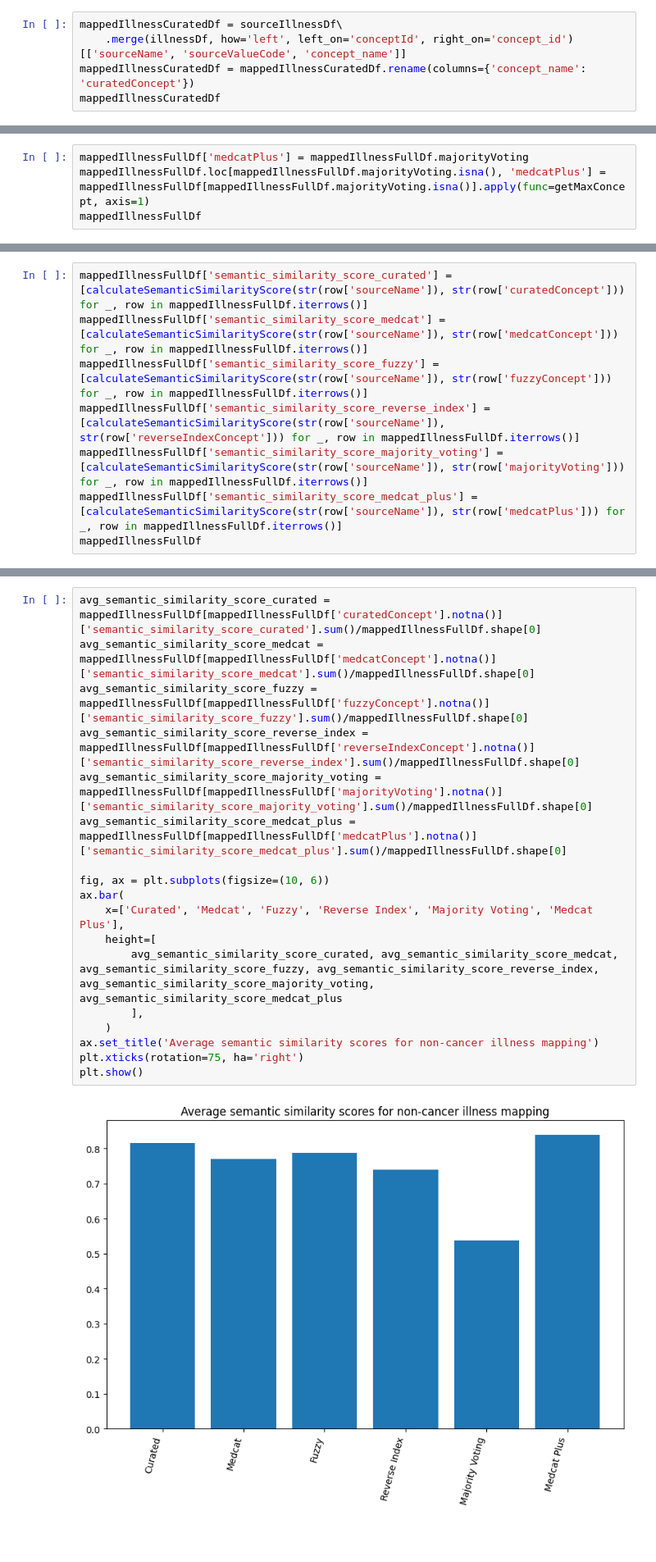
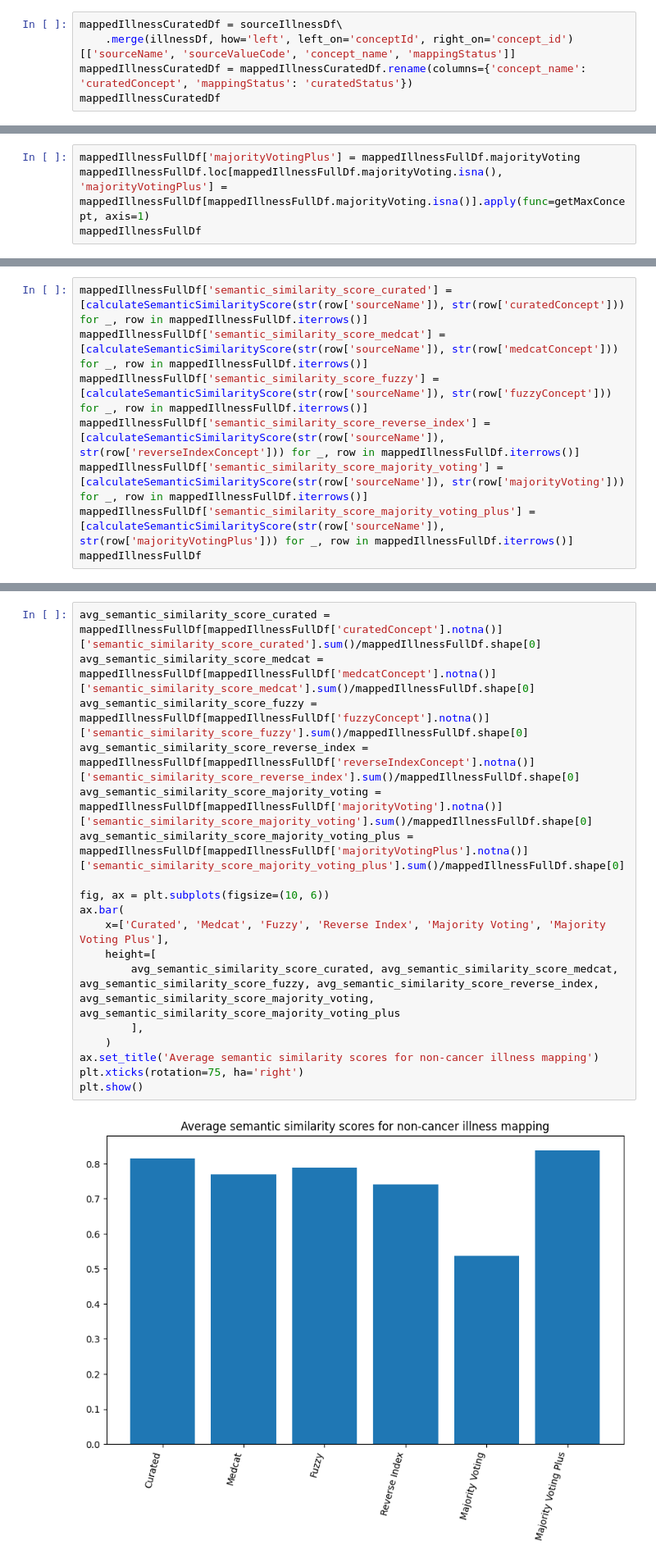
Before and after one commit to ryashpal/EHRQC, a Jupyter notebook: notebooks/python/concept_mapping/medcat_snomed.ipynb, the cells around one changed output, grey strips where cells are left out. Shown at 82% size. Cells and saved outputs as stored; diff of their text form; blank space fills up the shorter version.

```diff
--- a/notebooks/python/concept_mapping/medcat_snomed.ipynb
+++ b/notebooks/python/concept_mapping/medcat_snomed.ipynb
@@ -129,7 +129,7 @@ mappedIllnessMajorityVotingDf.majorityVoting = mappedIllnessMajorityVotingDf.maj
 mappedIllnessMajorityVotingDf.searchPhrase = mappedIllnessMajorityVotingDf.searchPhrase.apply(lambda x: str(x[0]))
 # %%
 mappedIllnessCuratedDf = sourceIllnessDf\
-    .merge(illnessDf, how='left', left_on='conceptId', right_on='concept_id')[['sourceName', 'sourceValueCode', 'concept_name']]
-mappedIllnessCuratedDf = mappedIllnessCuratedDf.rename(columns={'concept_name': 'curatedConcept'})
+    .merge(illnessDf, how='left', left_on='conceptId', right_on='concept_id')[['sourceName', 'sourceValueCode', 'concept_name', 'mappingStatus']]
+mappedIllnessCuratedDf = mappedIllnessCuratedDf.rename(columns={'concept_name': 'curatedConcept', 'mappingStatus': 'curatedStatus'})
 mappedIllnessCuratedDf
 # %% [output]
@@ -171,5 +171,5 @@ mappedIllnessFullDf
 # %%
-mappedIllnessFullDf['medcatPlus'] = mappedIllnessFullDf.majorityVoting
-mappedIllnessFullDf.loc[mappedIllnessFullDf.majorityVoting.isna(), 'medcatPlus'] = mappedIllnessFullDf[mappedIllnessFullDf.majorityVoting.isna()].apply(func=getMaxConcept, axis=1)
+mappedIllnessFullDf['majorityVotingPlus'] = mappedIllnessFullDf.majorityVoting
+mappedIllnessFullDf.loc[mappedIllnessFullDf.majorityVoting.isna(), 'majorityVotingPlus'] = mappedIllnessFullDf[mappedIllnessFullDf.majorityVoting.isna()].apply(func=getMaxConcept, axis=1)
 mappedIllnessFullDf
 # %% [output]
@@ -241,7 +249,7 @@ mappedIllnessFullDf['semantic_similarity_score_medcat'] = [calculateSemanticSimi
 mappedIllnessFullDf['semantic_similarity_score_fuzzy'] = [calculateSemanticSimilarityScore(str(row['sourceName']), str(row['fuzzyConcept'])) for _, row in mappedIllnessFullDf.iterrows()]
 mappedIllnessFullDf['semantic_similarity_score_reverse_index'] = [calculateSemanticSimilarityScore(str(row['sourceName']), str(row['reverseIndexConcept'])) for _, row in mappedIllnessFullDf.iterrows()]
 mappedIllnessFullDf['semantic_similarity_score_majority_voting'] = [calculateSemanticSimilarityScore(str(row['sourceName']), str(row['majorityVoting'])) for _, row in mappedIllnessFullDf.iterrows()]
-mappedIllnessFullDf['semantic_similarity_score_medcat_plus'] = [calculateSemanticSimilarityScore(str(row['sourceName']), str(row['medcatPlus'])) for _, row in mappedIllnessFullDf.iterrows()]
+mappedIllnessFullDf['semantic_similarity_score_majority_voting_plus'] = [calculateSemanticSimilarityScore(str(row['sourceName']), str(row['majorityVotingPlus'])) for _, row in mappedIllnessFullDf.iterrows()]
 mappedIllnessFullDf
 # %% [output]
 |  | sourceName | sourceValueCode | curatedConcept | medcatConcept | fuzzyConcept | reverseIndexConcept | ... |
@@ -262,23 +270,23 @@ mappedIllnessFullDf
 # %%
 avg_semantic_similarity_score_curated = mappedIllnessFullDf[mappedIllnessFullDf['curatedConcept'].notna()]['semantic_similarity_score_curated'].sum()/mappedIllnessFullDf.shape[0]
 avg_semantic_similarity_score_medcat = mappedIllnessFullDf[mappedIllnessFullDf['medcatConcept'].notna()]['semantic_similarity_score_medcat'].sum()/mappedIllnessFullDf.shape[0]
 avg_semantic_similarity_score_fuzzy = mappedIllnessFullDf[mappedIllnessFullDf['fuzzyConcept'].notna()]['semantic_similarity_score_fuzzy'].sum()/mappedIllnessFullDf.shape[0]
 avg_semantic_similarity_score_reverse_index = mappedIllnessFullDf[mappedIllnessFullDf['reverseIndexConcept'].notna()]['semantic_similarity_score_reverse_index'].sum()/mappedIllnessFullDf.shape[0]
 avg_semantic_similarity_score_majority_voting = mappedIllnessFullDf[mappedIllnessFullDf['majorityVoting'].notna()]['semantic_similarity_score_majority_voting'].sum()/mappedIllnessFullDf.shape[0]
-avg_semantic_similarity_score_medcat_plus = mappedIllnessFullDf[mappedIllnessFullDf['medcatPlus'].notna()]['semantic_similarity_score_medcat_plus'].sum()/mappedIllnessFullDf.shape[0]
+avg_semantic_similarity_score_majority_voting_plus = mappedIllnessFullDf[mappedIllnessFullDf['majorityVotingPlus'].notna()]['semantic_similarity_score_majority_voting_plus'].sum()/mappedIllnessFullDf.shape[0]
 
 fig, ax = plt.subplots(figsize=(10, 6))
 ax.bar(
-    x=['Curated', 'Medcat', 'Fuzzy', 'Reverse Index', 'Majority Voting', 'Medcat Plus'],
+    x=['Curated', 'Medcat', 'Fuzzy', 'Reverse Index', 'Majority Voting', 'Majority Voting Plus'],
     height=[
-        avg_semantic_similarity_score_curated, avg_semantic_similarity_score_medcat, avg_semantic_similarity_score_fuzzy, avg_semantic_similarity_score_reverse_index, avg_semantic_similarity_score_majority_voting, avg_semantic_similarity_score_medcat_plus
+        avg_semantic_similarity_score_curated, avg_semantic_similarity_score_medcat, avg_semantic_similarity_score_fuzzy, avg_semantic_similarity_score_reverse_index, avg_semantic_similarity_score_majority_voting, avg_semantic_similarity_score_majority_voting_plus
         ],
     )
 ax.set_title('Average semantic similarity scores for non-cancer illness mapping')
 plt.xticks(rotation=75, ha='right')
 plt.show()
 # %% [output]
-[figure, old version]
+[figure, new version]
 # %% [markdown]
 ## Cancer
 # %% [markdown]
```
Also changed, not shown: parts of 16 cells of this notebook.
